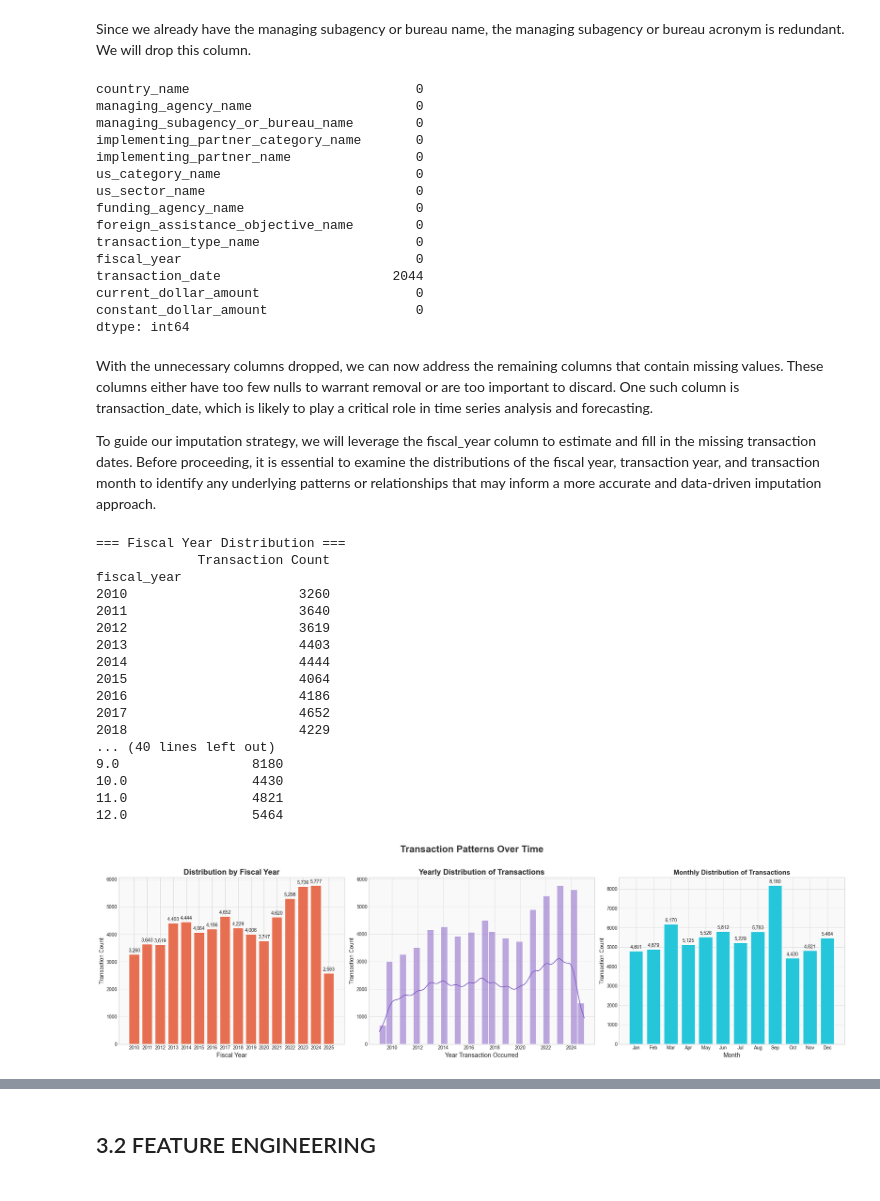
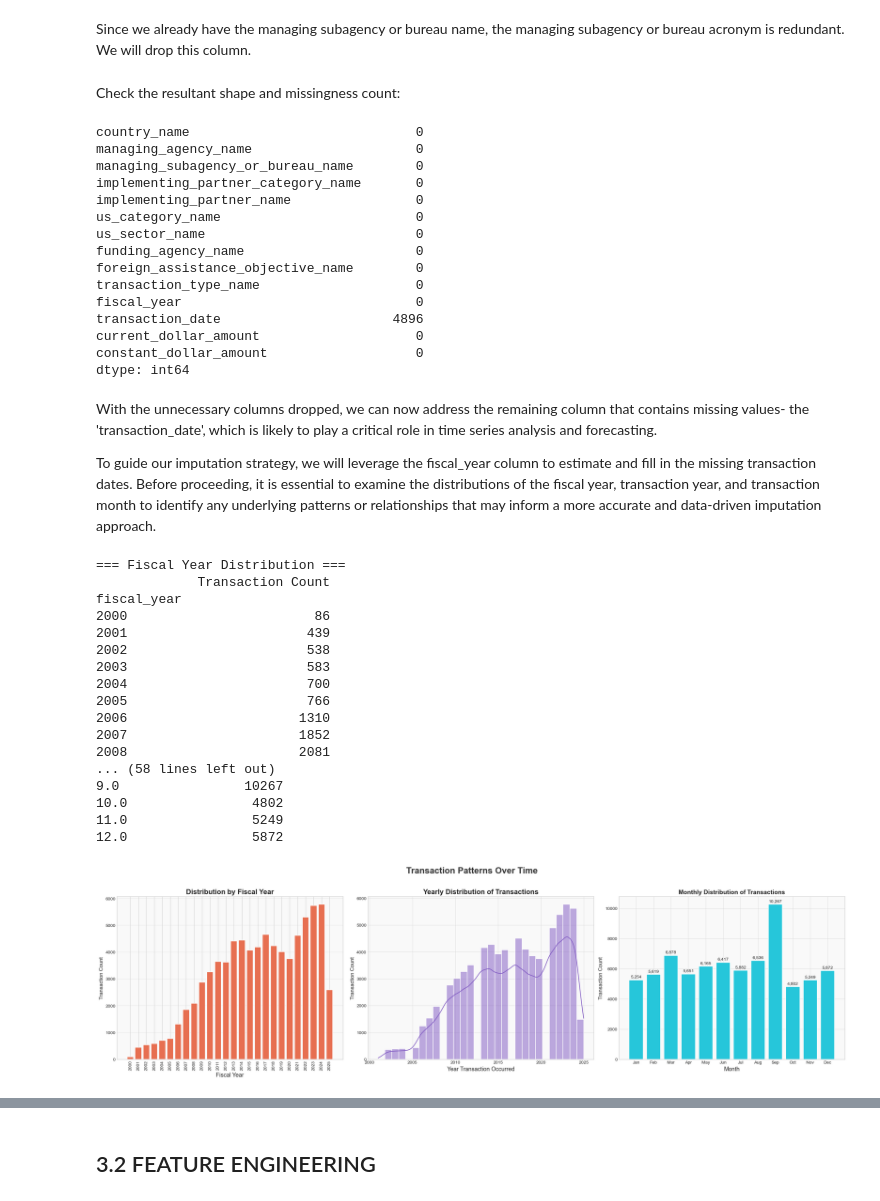
Before and after one commit to Annfelicty/A, a Jupyter notebook: Notebooks/Main.ipynb, the cells around one changed output, grey strips where cells are left out. Drawn from its saved outputs; the diff is of its cells as text; code cells hidden in the pictures.

```diff
--- a/Notebooks/Main.ipynb
+++ b/Notebooks/Main.ipynb
@@ -371,7 +382,7 @@ We have 71 years worth of data! We don't as much so we will first create a copy
 data = df.copy(deep=True)
 
 # Filter the data to include only years from 2010 to 2025
-data = data[(data['fiscal_year'] >= 2010) & (data['fiscal_year'] <= 2025)]
+data = data[(data['fiscal_year'] >= 2000) & (data['fiscal_year'] <= 2025)]
 
 # Sanity check
 fiscal_min, fiscal_max = data['fiscal_year'].agg(['min', 'max'])
@@ -453,6 +464,8 @@ Since we already have the managing subagency or bureau name, the managing subage
 # %%
 # Drop managing_subagency_or_bureau_acronym
 data.drop(columns='managing_subagency_or_bureau_acronym',inplace=True)
+# %% [markdown]
+Check the resultant shape and missingness count:
 # %%
 data.isna().sum()
 # %% [output]
@@ -467,12 +480,12 @@ funding_agency_name                      0
 foreign_assistance_objective_name        0
 transaction_type_name                    0
 fiscal_year                              0
-transaction_date                      2044
+transaction_date                      4896
 current_dollar_amount                    0
 constant_dollar_amount                   0
 dtype: int64
 # %% [markdown]
-With the unnecessary columns dropped, we can now address the remaining columns that contain missing values. These columns either have too few nulls to warrant removal or are too important to discard. One such column is transaction_date, which is likely to play a critical role in time series analysis and forecasting.
+With the unnecessary columns dropped, we can now address the remaining column that contains missing values- the 'transaction_date', which is likely to play a critical role in time series analysis and forecasting.
 
 To guide our imputation strategy, we will leverage the fiscal_year column to estimate and fill in the missing transaction dates. Before proceeding, it is essential to examine the distributions of the fiscal year, transaction year, and transaction month to identify any underlying patterns or relationships that may inform a more accurate and data-driven imputation approach.
 # %%
@@ -499,20 +512,20 @@ print(monthly_counts.to_frame('Transaction Count'))
 === Fiscal Year Distribution ===
              Transaction Count
 fiscal_year
-2010                      3260
-2011                      3640
-2012                      3619
-2013                      4403
-2014                      4444
-2015                      4064
-2016                      4186
-2017                      4652
-2018                      4229
-... (40 lines left out)
-9.0                 8180
-10.0                4430
-11.0                4821
-12.0                5464
+2000                        86
+2001                       439
+2002                       538
+2003                       583
+2004                       700
+2005                       766
+2006                      1310
+2007                      1852
+2008                      2081
+... (58 lines left out)
+9.0                10267
+10.0                4802
+11.0                5249
+12.0                5872
 # %%
 # Extract Year and Month
 df_['Year'] = df_['transaction_date'].dt.year
@@ -522,7 +535,7 @@ df_['Month'] = df_['transaction_date'].dt.month
 monthly_counts = df_['Month'].value_counts().sort_index()
 
 # Create figure
-fig, axes = plt.subplots(1, 3, figsize=(22, 6.5))
+fig, axes = plt.subplots(1, 3, figsize=(24, 7))
 
 # Fiscal Year Distribution
 fiscal_counts = df_['fiscal_year'].value_counts().sort_index()
@@ -535,20 +548,11 @@ bars1 = axes[0].bar(
 )
 axes[0].set_title('Distribution by Fiscal Year', fontsize=16, weight='semibold')
 axes[0].set_xlabel('Fiscal Year', fontsize=13)
+axes[0].set_xticks(range(len(fiscal_counts.index)))
+axes[0].set_xticklabels(fiscal_counts.index.astype(str), rotation=90)
 axes[0].set_ylabel('Transaction Count', fontsize=12)
 axes[0].grid(axis='y', alpha=0.4)
 axes[0].set_facecolor('#f9f9f9')
-
-# Annotate fiscal year bars
-for bar in bars1:
-    height = bar.get_height()
-    axes[0].annotate(
-        f'{int(height):,}',
-        xy=(bar.get_x() + bar.get_width()/2, height),
-        xytext=(0, 3),
-        textcoords='offset points',
-        ha='center', va='bottom', fontsize=10
-    )
 
 # Yearly Distribution
 sns.histplot(
@@ -576,34 +580,34 @@ bars2 = axes[2].bar(
     monthly_counts.index,
     monthly_counts.values,
     color='#26C6DA',
     edgecolor='white',
     linewidth=1.2
 )
 axes[2].set_title('Monthly Distribution of Transactions', fontsize=14, weight='semibold')
 axes[2].set_xlabel('Month', fontsize=13)
 axes[2].set_ylabel('Transaction Count', fontsize=12)
 axes[2].tick_params(axis='x', rotation=0)
 axes[2].grid(alpha=0.6)
 axes[2].set_facecolor('#f9f9f9')
 
 # Annotate monthly bars
 for bar in bars2:
     height = bar.get_height()
     axes[2].annotate(
         f'{int(height):,}',
         xy=(bar.get_x() + bar.get_width()/2, height),
         xytext=(0, 3),
         textcoords='offset points',
         ha='center', va='bottom',
         fontsize=10
     )
 
 # General aesthetics
 plt.suptitle('Transaction Patterns Over Time', fontsize=20, weight='bold', color='#333333')
 plt.tight_layout(rect=[0, 0, 1, 0.96])
 plt.show()
 # %% [output]
-[figure, old version]
+[figure, new version]
 # %%
 # ------- [Impute transaction_date] -------
 
```
Also changed, not shown: parts of 11 cells of this notebook, 1 other file.
